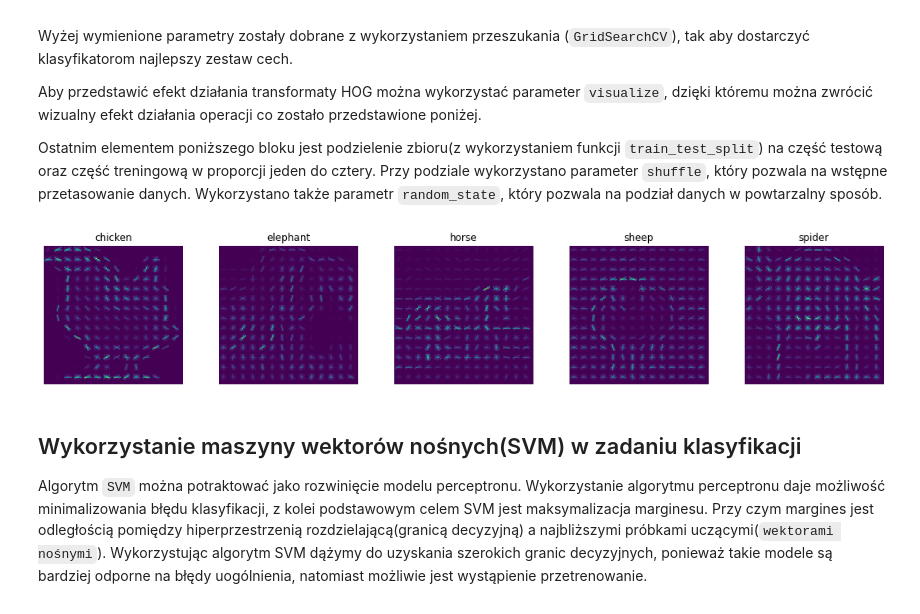
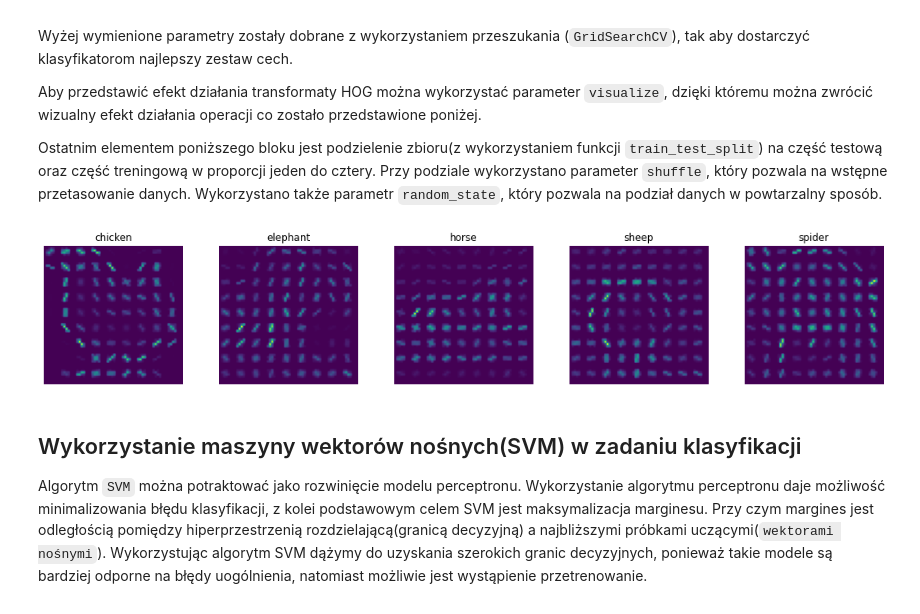
Before and after one commit to Wiktor-99/AUM, a Jupyter notebook: algorithms_projects.ipynb, the cells around one changed output. Cells and saved outputs as stored; diff of their text form; code cells hidden in the pictures.

```diff
--- a/algorithms_projects.ipynb
+++ b/algorithms_projects.ipynb
@@ -31,19 +31,32 @@ Zdjęcia w których występowało wiele zwierząt, były bardzo zaszumione albo
 zwierzęta musiały zostać usunięte. W efekcie końcowym zbiory danych zostały zmniejszone do 250
 zdjęć dla każdej klasy. Mimo zmniejszenia zbioru uczącego uzyskano lepsze rezultaty.
 # %%
-from skimage.io import imshow, imread_collection
-from skimage.transform import resize
+from skimage.io import imread_collection
+from skimage.transform import resize, rotate
 from sklearn.model_selection import train_test_split
+from skimage import exposure
+from scipy import ndimage
 import matplotlib.pyplot as plt
 import numpy as np
 
 
 def load_images(class_name, values, labels):
     path_to_image = 'raw-img/'
-    postfix = '/*.jpeg'
-    image_size = (128,128)
+    postfix = '/*.jp*'
+    image_size = (64,64,3)
+    i = 0
     for image in imread_collection(path_to_image + class_name + postfix):
-        values.append(resize(image, image_size))
+
+        img = resize(image, image_size)
+        values.append(img)
+        labels.append(class_name)
+        values.append(img[:, ::-1])
+        labels.append(class_name)
+        values.append(exposure.adjust_sigmoid(img))
+        labels.append(class_name)
+        values.append(rotate(img, -30))
+        labels.append(class_name)
+        values.append(rotate(img, 120))
         labels.append(class_name)
 
 def create_data_set():
@@ -141,35 +154,49 @@ w powtarzalny sposób.
 # %%
 from sklearn.preprocessing import StandardScaler
 from skimage.feature import hog
+from skimage.exposure import histogram
+from skimage.color import rgb2gray, rgb2hsv
 
-def extract_hog_features(values, orientation = 11, pixels_per_cell=(8,8), cells_per_block=(7,7)):
+def get_histogram(image, channel):
+    hist, _ = histogram(rgb2hsv(image)[:, :, channel])
+    return hist
+
+def get_all_colors_histograms(image):
+    return np.reshape((get_histogram(image, 0), get_histogram(image, 1), get_histogram(image, 2)), (256*3))
+
+
+def extract_hog_features(values, orientation = 10, pixels_per_cell=(7,7), cells_per_block=(5,5)):
     scalify = StandardScaler()
     return scalify.fit_transform(
-        np.array([ hog(img, orientations=orientation, pixels_per_cell=pixels_per_cell, cells_per_block=cells_per_block, channel_axis=-1) for img in values ]))
+        np.array(
+            [ np.concatenate(
+                    (hog(rgb2gray(img), orientations=orientation, pixels_per_cell=pixels_per_cell, cells_per_block=cells_per_block), get_all_colors_histograms(img))) for img in values ]))
 
-def plot_hog_features_extraction(x, y, unique_labels, orientation = 9, pixels_per_cell=(9,9), cells_per_block=(4,4)):
+def plot_hog_features_extraction(x, y, unique_labels, orientation = 10, pixels_per_cell=(7,7), cells_per_block=(5,5)):
     fig, axes = plt.subplots(1, len(unique_labels))
     fig.set_size_inches(15,4)
     fig.tight_layout()
 
     for ax, label in zip(axes, unique_labels):
         fd, img = hog(
             image=x[np.where(y == label)[0][0]],
             orientations=orientation,
             pixels_per_cell=pixels_per_cell,
             cells_per_block=cells_per_block,
             visualize=True,
             channel_axis=-1)
         ax.imshow(img)
         ax.axis('off')
         ax.set_title(label)
 
 hog_train = extract_hog_features(x)
 plot_hog_features_extraction(x, y, unique_labels)
 
-x_train, x_test, y_train, y_test = train_test_split(hog_train, y, test_size=0.2, shuffle=True, random_state=15)
+x_train, x_test, y_train, y_test = train_test_split(hog_train, y, test_size=0.4, shuffle=True, random_state=15)
+
+del x
 # %% [output]
-[figure, old version]
+[figure, new version]
 # %% [markdown]
 ## Wykorzystanie maszyny wektorów nośnych(SVM) w zadaniu klasyfikacji
 
```
Also changed, not shown: parts of 8 cells of this notebook.
